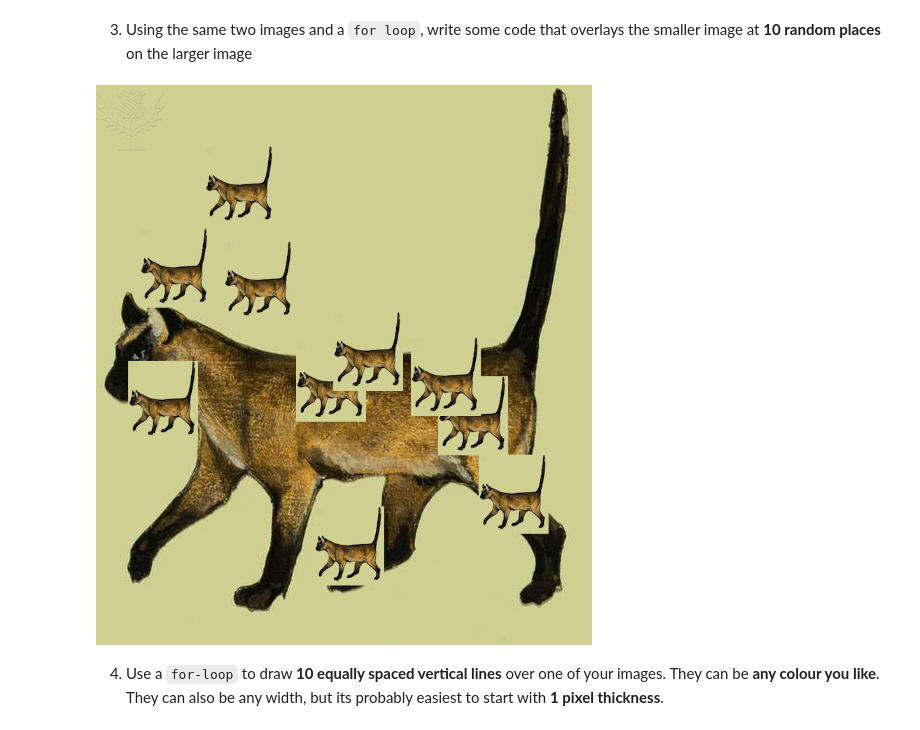
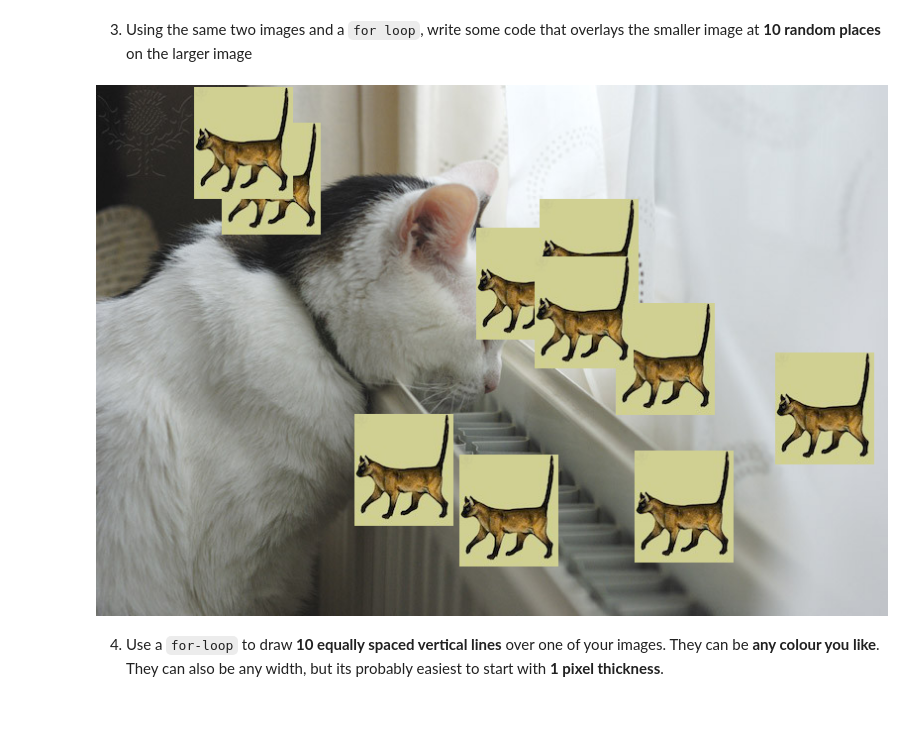
Before and after one commit to Yifan-FENG/test, a Jupyter notebook: Week-5/STEM-4-C-Week-5-Images-Task-Solutions.ipynb, the cells around one changed output. Saved outputs shown, nothing was run; the diff lists cells and outputs as text; code cells hidden in the pictures.

```diff
--- a/Week-5/STEM-4-C-Week-5-Images-Task-Solutions.ipynb
+++ b/Week-5/STEM-4-C-Week-5-Images-Task-Solutions.ipynb
@@ -63,17 +67,17 @@ y_coord = (image1_height - image2_height) / 2
 ``
 # %%
 #insert your filepaths
-filepath1 = "../images/cats/108_252738.jpg"
+filepath1 = "../images/cats/149_2087551.jpg"
 filepath2 = "../images/cats/smol_cat.jpg"
 image1 = np.array(Image.open(filepath1))
 image2 = np.array(Image.open(filepath2))
 # %%
 #Extract the width and height of image1 and image2, this will be useful when placing it later
-image1_width = image1.shape[0]
-image1_height = image1.shape[1]
+image1_width = image1.shape[1]
+image1_height = image1.shape[0]
 
-image2_width = image2.shape[0]
-image2_height = image2.shape[1]
+image2_width = image2.shape[1]
+image2_height = image2.shape[0]
 # %%
 #Calculate these points which determine where image2 will be inserted
 x_axis_start = (image1_width - image2_width) // 2
@@ -93,33 +97,35 @@ Image.fromarray(image1)
 ??np.random.randint
 # %%
 #insert your filepaths
-filepath1 = "../images/cats/108_252738.jpg"
+filepath1 = "../images/cats/149_2087551.jpg"
 filepath2 = "../images/cats/smol_cat.jpg"
 image1 = np.array(Image.open(filepath1))
 image2 = np.array(Image.open(filepath2))
 
-image1_width = image1.shape[0]
-image1_height = image1.shape[1]
+image1_width = image1.shape[1]
+image1_height = image1.shape[0]
 
-image2_width = image2.shape[0]
-image2_height = image2.shape[1]
+image2_width = image2.shape[1]
+image2_height = image2.shape[0]
 
-for i in range(10):
+num_cats = 10
+
+for i in range(num_cats):
 
     #Randomly generate a start point
     #Take into account the border
     x_axis_start = np.random.randint(0, image1_width - image2_width)
     y_axis_start = np.random.randint(0, image1_height - image2_height)
     #Use the size of image2 to calculate the end point
     x_axis_end = x_axis_start + image2_width
     y_axis_end = y_axis_start + image2_height
 
     #use coordinates above to copy image2 onto the to random point in image1
-    image1[x_axis_start:x_axis_end, y_axis_start:y_axis_end] = image2
+    image1[y_axis_start:y_axis_end, x_axis_start:x_axis_end] = image2
 
 Image.fromarray(image1)
 # %% [output]
-[figure, old version]
+[figure, new version]
 # %% [markdown]
 4. Use a `for-loop` to draw **10 equally spaced vertical lines** over one of your images. They can be **any colour you like**. They can also be any width, but its probably easiest to start with **1 pixel thickness**.
 # %%
```
Also changed, not shown: parts of 10 cells of this notebook.
